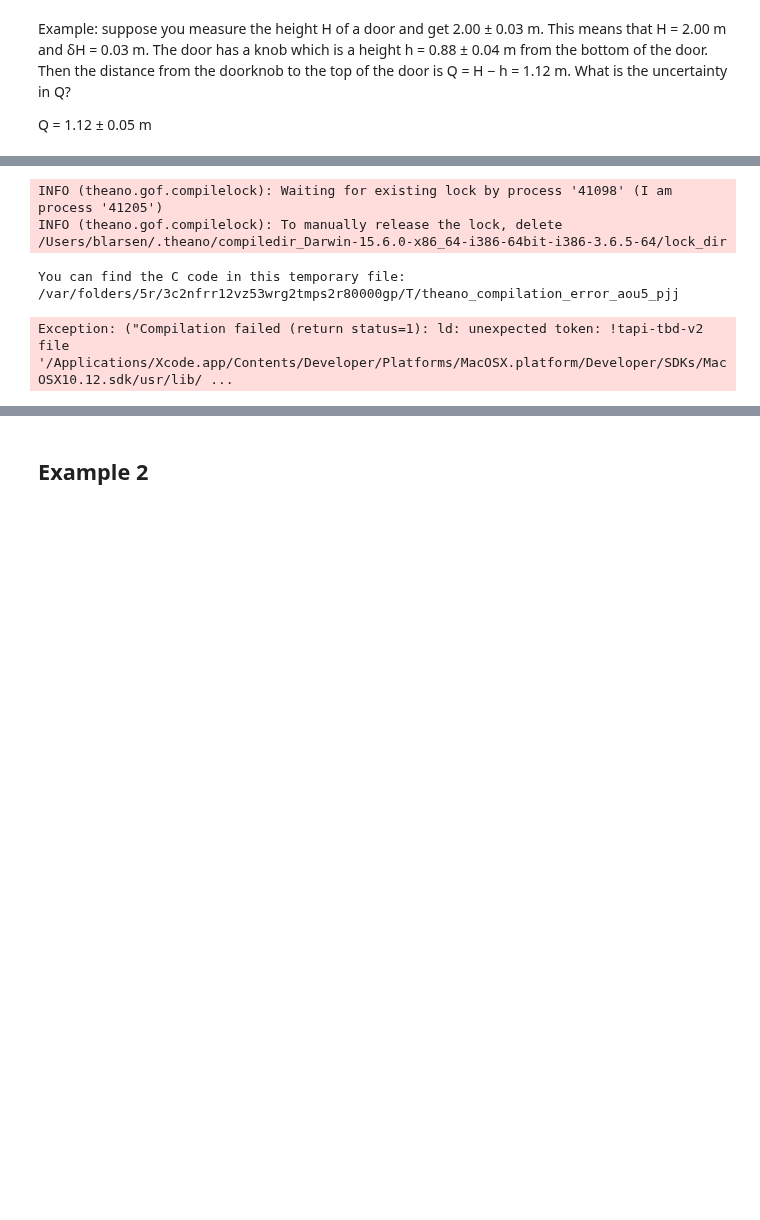
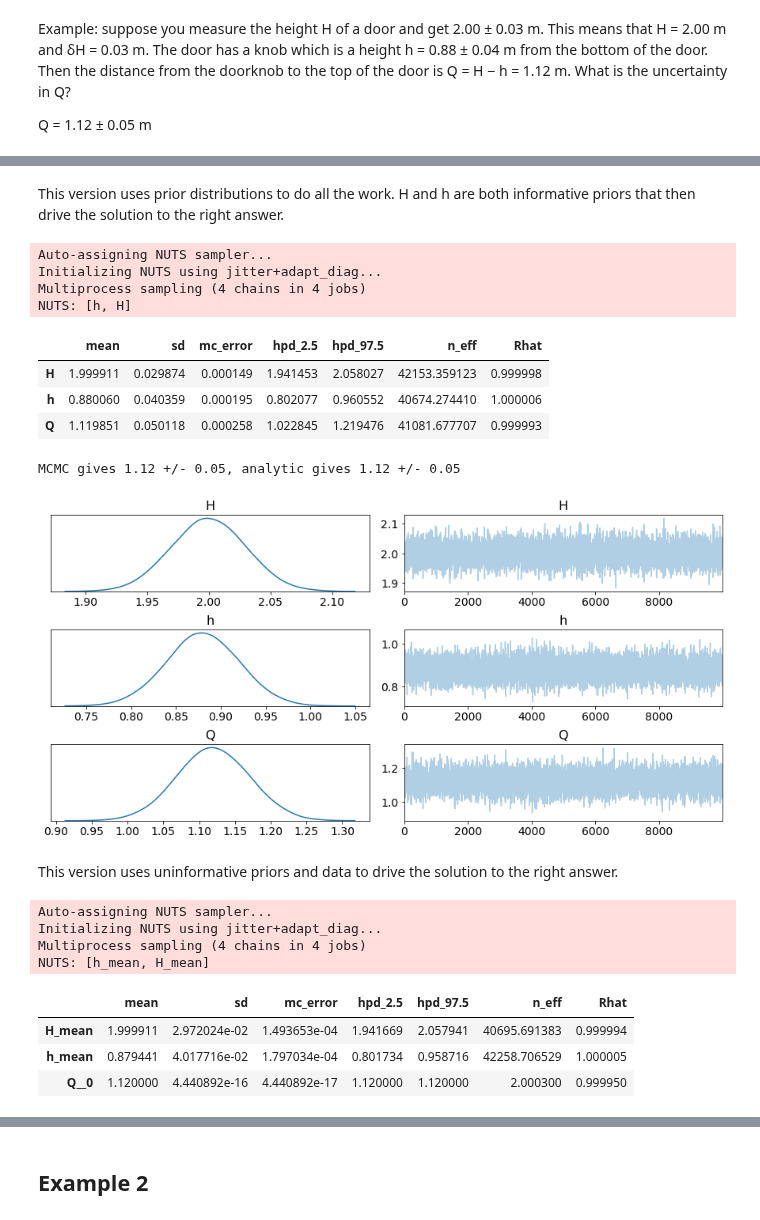
Before and after one commit to balarsen/pymc_learning, a Jupyter notebook: Propagation_of_uncertainty/Examples-pymc3.ipynb, the cells around one changed output, grey strips where cells are left out. Drawn from its saved outputs; the diff is of its cells as text; code cells hidden in the pictures; blank space fills up the shorter version.

```diff
--- a/Propagation_of_uncertainty/Examples-pymc3.ipynb
+++ b/Propagation_of_uncertainty/Examples-pymc3.ipynb
@@ -19,3 +16,5 @@ WARNING (theano.tensor.blas): Using NumPy C-API based implementation for BLAS fu
+# %% [markdown]
+This version uses prior distributions to do all the work. H and h are both informative priors that then drive the solution to the right answer.
 # %%
 model = mc.Model()
 
@@ -24,15 +23,48 @@ with model:
     H = mc.Normal('H', 2.00, tau=(0.03)**-2)
     h = mc.Normal('h', 0.88, tau=(0.04)**-2)
     Q = mc.Deterministic('Q', H-h)
-    start = mc.find_MAP()
-    trace = mc.sample(1e4, njobs=4, start=start)
+    trace = mc.sample(10000)
 # %% [output]
-INFO (theano.gof.compilelock): Waiting for existing lock by process '41098' (I am process '41205')
-INFO (theano.gof.compilelock): To manually release the lock, delete /Users/blarsen/.theano/compiledir_Darwin-15.6.0-x86_64-i386-64bit-i386-3.6.5-64/lock_dir
+Auto-assigning NUTS sampler...
+Initializing NUTS using jitter+adapt_diag...
+Multiprocess sampling (4 chains in 4 jobs)
+NUTS: [h, H]
-You can find the C code in this temporary file: /var/folders/5r/3c2nfrr12vz53wrg2tmps2r80000gp/T/theano_compilation_error_aou5_pjj
-Exception: ("Compilation failed (return status=1): ld: unexpected token: !tapi-tbd-v2 file '/Applications/Xcode.app/Contents/Developer/Platforms/MacOSX.platform/Developer/SDKs/MacOSX10.12.sdk/usr/lib/ ...
+# %%
+mc.summary(trace)
+# %% [output]
+|  | mean | sd | mc_error | hpd_2.5 | hpd_97.5 | n_eff | Rhat |
+| H | 1.999911 | 0.029874 | 0.000149 | 1.941453 | 2.058027 | 42153.359123 | 0.999998 |
+| h | 0.880060 | 0.040359 | 0.000195 | 0.802077 | 0.960552 | 40674.274410 | 1.000006 |
+| Q | 1.119851 | 0.050118 | 0.000258 | 1.022845 | 1.219476 | 41081.677707 | 0.999993 |
 # %%
-mc.traceplot(trace, combined=True, lines={'H':2, 'h':0.88, 'Q':2-0.88})
-mc.summary(trace)
-print("MCMC gives {0:.2f} +/- {1:.2f}, analytic gives {2} +/- {3}".format(trace['Q'].mean(),
+mc.traceplot(trace, combined=True)
+print("MCMC gives {:.2f} +/- {:.2f}, analytic gives {} +/- {}".format(trace['Q'].mean(),
                                                                           trace['Q'].std(), 1.12, 0.05))
+# %% [output]
+MCMC gives 1.12 +/- 0.05, analytic gives 1.12 +/- 0.05
+[figure, added]
+# %% [markdown]
+This version uses uninformative priors and data to drive the solution to the right answer.
+# %%
+model = mc.Model()
+
+with model:
+    H_mean = mc.Flat('H_mean')
+    h_mean = mc.Flat('h_mean')
+
+    H = mc.Normal('H', H_mean, 0.03, observed=[2.0])
+    h = mc.Normal('h', h_mean, 0.04, observed=[0.88])
+    Q = mc.Deterministic('Q', H-h)
+    trace = mc.sample(10000)
+# %% [output]
+Auto-assigning NUTS sampler...
+Initializing NUTS using jitter+adapt_diag...
+Multiprocess sampling (4 chains in 4 jobs)
+NUTS: [h_mean, H_mean]
+# %%
+mc.summary(trace)
+# %% [output]
+|  | mean | sd | mc_error | hpd_2.5 | hpd_97.5 | n_eff | Rhat |
+| H_mean | 1.999911 | 2.972024e-02 | 1.493653e-04 | 1.941669 | 2.057941 | 40695.691383 | 0.999994 |
+| h_mean | 0.879441 | 4.017716e-02 | 1.797034e-04 | 0.801734 | 0.958716 | 42258.706529 | 1.000005 |
+| Q__0 | 1.120000 | 4.440892e-16 | 4.440892e-17 | 1.120000 | 1.120000 | 2.000300 | 0.999950 |
```
Also changed, not shown: parts of 2 cells of this notebook, 11 other files.
